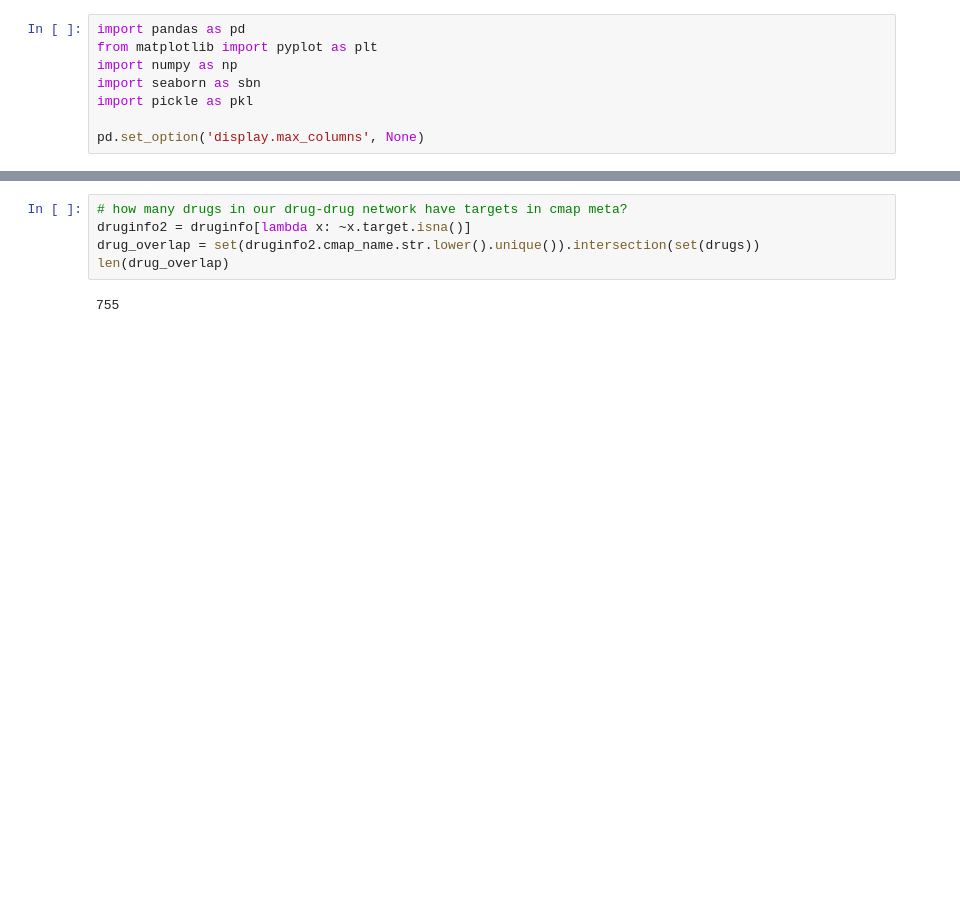
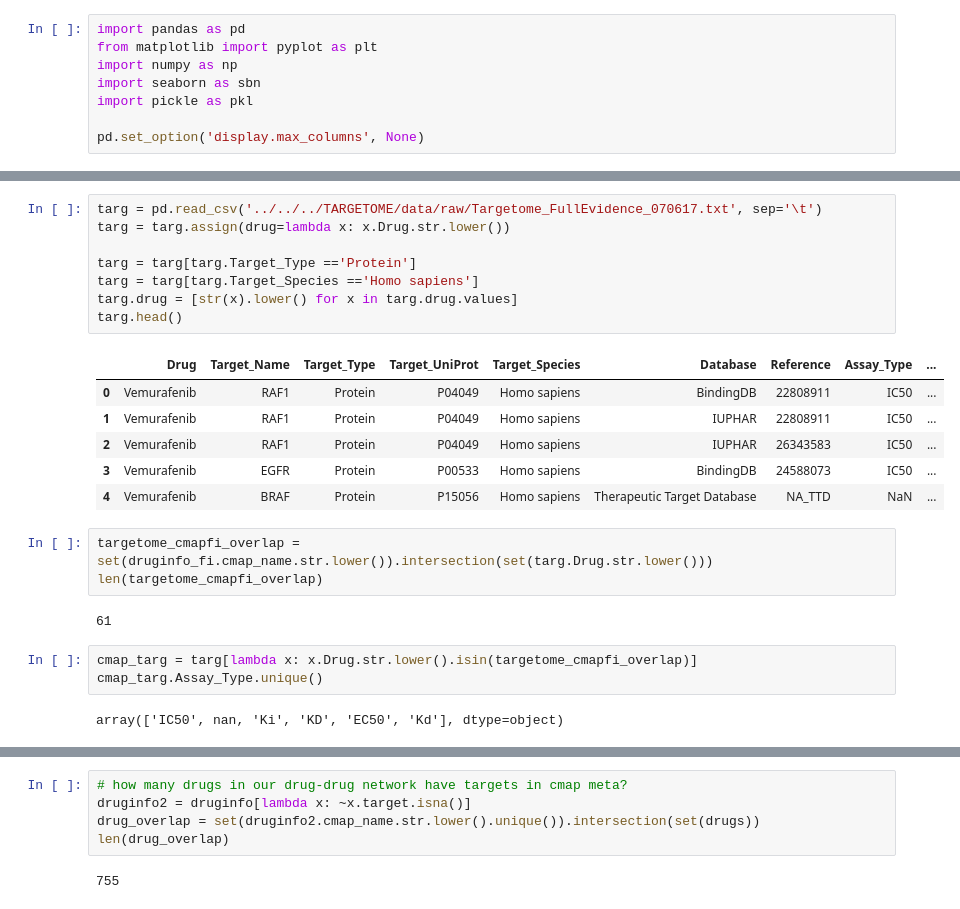
Before and after one commit to nathanieljevans/cancer_perturbation_datasets, a Jupyter notebook: LINCS/LVL3/notebooks/compound_meta_eda.ipynb, the cells around one changed output, grey strips where cells are left out. Cells and saved outputs as stored; diff of their text form; blank space fills up the shorter version.

```diff
--- a/LINCS/LVL3/notebooks/compound_meta_eda.ipynb
+++ b/LINCS/LVL3/notebooks/compound_meta_eda.ipynb
@@ -38,0 +100,25 @@ len(genes)
+# %%
+targ = pd.read_csv('../../../TARGETOME/data/raw/Targetome_FullEvidence_070617.txt', sep='\t')
+targ = targ.assign(drug=lambda x: x.Drug.str.lower())
+
+targ = targ[targ.Target_Type =='Protein']
+targ = targ[targ.Target_Species =='Homo sapiens']
+targ.drug = [str(x).lower() for x in targ.drug.values]
+targ.head()
+# %% [output]
+|  | Drug | Target_Name | Target_Type | Target_UniProt | Target_Species | Database | Reference | Assay_Type | ... |
+| 0 | Vemurafenib | RAF1 | Protein | P04049 | Homo sapiens | BindingDB | 22808911 | IC50 | ... |
+| 1 | Vemurafenib | RAF1 | Protein | P04049 | Homo sapiens | IUPHAR | 22808911 | IC50 | ... |
+| 2 | Vemurafenib | RAF1 | Protein | P04049 | Homo sapiens | IUPHAR | 26343583 | IC50 | ... |
+| 3 | Vemurafenib | EGFR | Protein | P00533 | Homo sapiens | BindingDB | 24588073 | IC50 | ... |
+| 4 | Vemurafenib | BRAF | Protein | P15056 | Homo sapiens | Therapeutic Target Database | NA_TTD | NaN | ... |
+# %%
+targetome_cmapfi_overlap = set(druginfo_fi.cmap_name.str.lower()).intersection(set(targ.Drug.str.lower()))
+len(targetome_cmapfi_overlap)
+# %% [output]
+61
+# %%
+cmap_targ = targ[lambda x: x.Drug.str.lower().isin(targetome_cmapfi_overlap)]
+cmap_targ.Assay_Type.unique()
+# %% [output]
+array(['IC50', nan, 'Ki', 'KD', 'EC50', 'Kd'], dtype=object)
```
Also changed, not shown: parts of 18 cells of this notebook, 4 other files.
